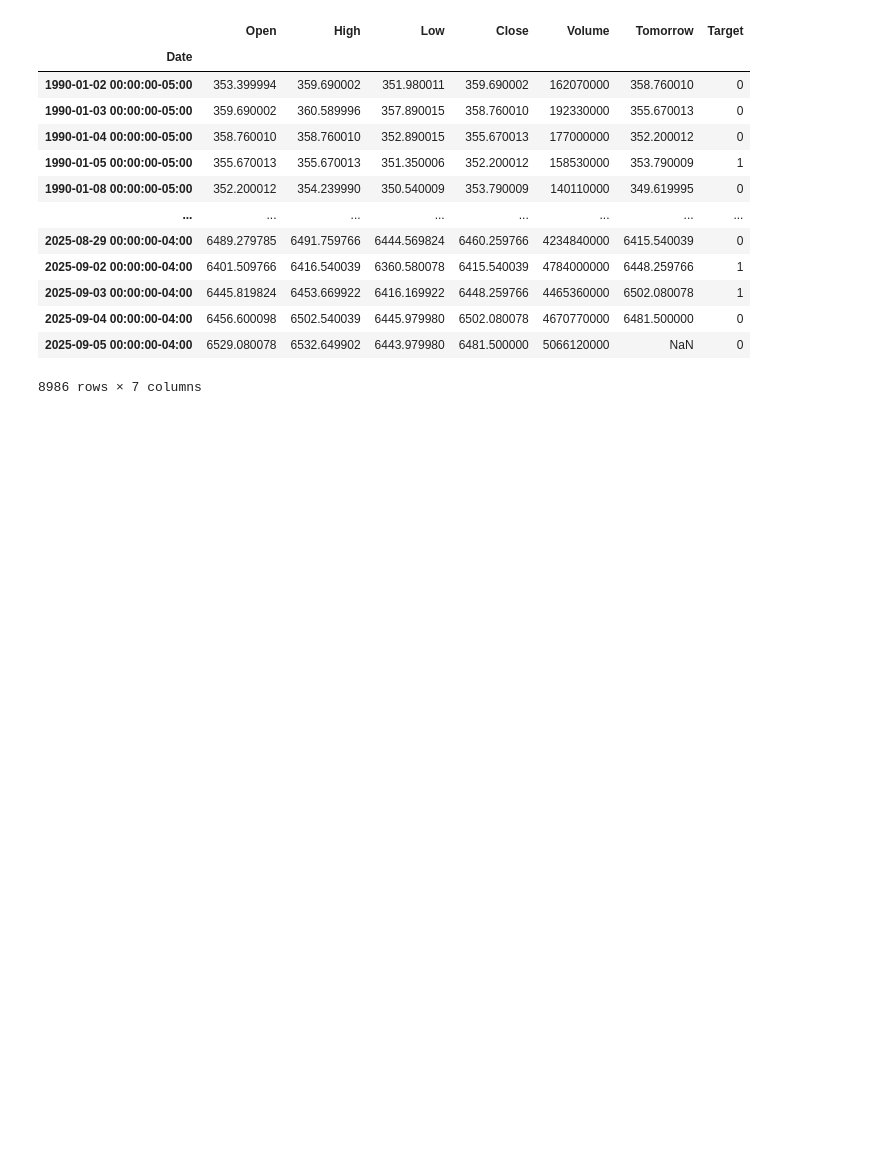
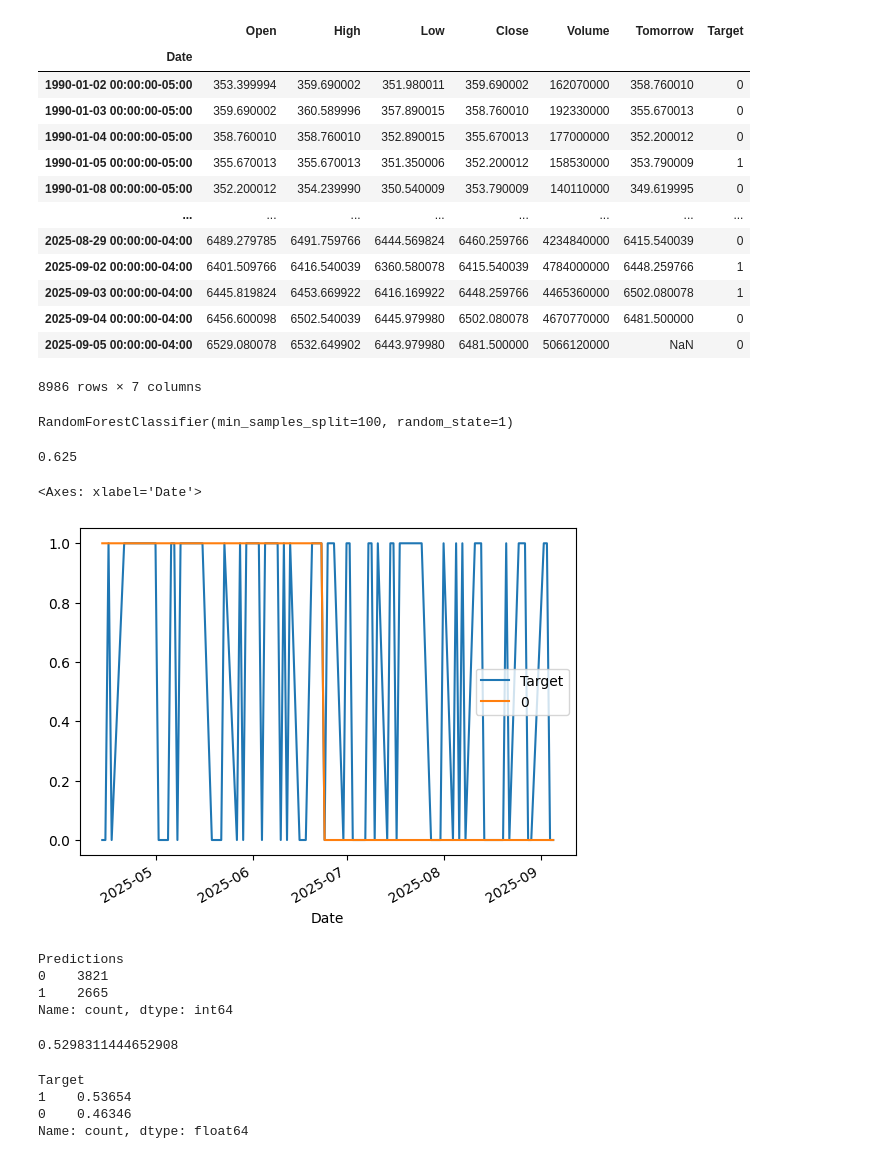
Before and after one commit to alisoliman-47/Projects-, a Jupyter notebook: ML-stock-market/s&p-predictor.ipynb, the cells around one changed output. Cells and saved outputs as stored; diff of their text form; code cells hidden in the pictures; blank space fills up the shorter version.

```diff
--- a/ML-stock-market/s&p-predictor.ipynb
+++ b/ML-stock-market/s&p-predictor.ipynb
@@ -104,3 +105,25 @@ sp500_data
 | 2025-09-04 00:00:00-04:00 | 6456.600098 | 6502.540039 | 6445.979980 | 6502.080078 | 4670770000 | 6481.500000 | 0 |
 | 2025-09-05 00:00:00-04:00 | 6529.080078 | 6532.649902 | 6443.979980 | 6481.500000 | 5066120000 | NaN | 0 |
 8986 rows × 7 columns
+# %%
+# model training
+model = RandomForestClassifier(n_estimators=100, min_samples_split=100, random_state=1)
+train = sp500_data.iloc[:-100]
+test = sp500_data.iloc[-100:]
+
+predictors = ["Close", "Volume", "Open", "High", "Low"]
+model.fit(train[predictors], train["Target"])
+# %% [output]
+RandomForestClassifier(min_samples_split=100, random_state=1)
+# %%
+preds = model.predict(test[predictors])
+preds = pd.Series(preds, index=test.index)
+precision_score(test["Target"], preds)
+# %% [output]
+0.625
+# %%
+combined = pd.concat([test["Target"], preds], axis=1)
+combined.plot()
+# %% [output]
+<Axes: xlabel='Date'>
+[figure, added]
@@ -106,0 +148,20 @@ sp500_data
+# %%
+# Generate predictions based on the back test system
+predictions = backtest(sp500_data, model, predictors)
+predictions["Predictions"].value_counts()
+# %% [output]
+Predictions
+0    3821
+1    2665
+Name: count, dtype: int64
+# %%
+precision_score(predictions["Target"], predictions["Predictions"])
+# %% [output]
+0.5298311444652908
+# %%
+predictions["Target"].value_counts() / predictions.shape[0]
+# %% [output]
+Target
+1    0.53654
+0    0.46346
+Name: count, dtype: float64
```
Also changed, not shown: parts of 9 cells of this notebook, 1 other file.
